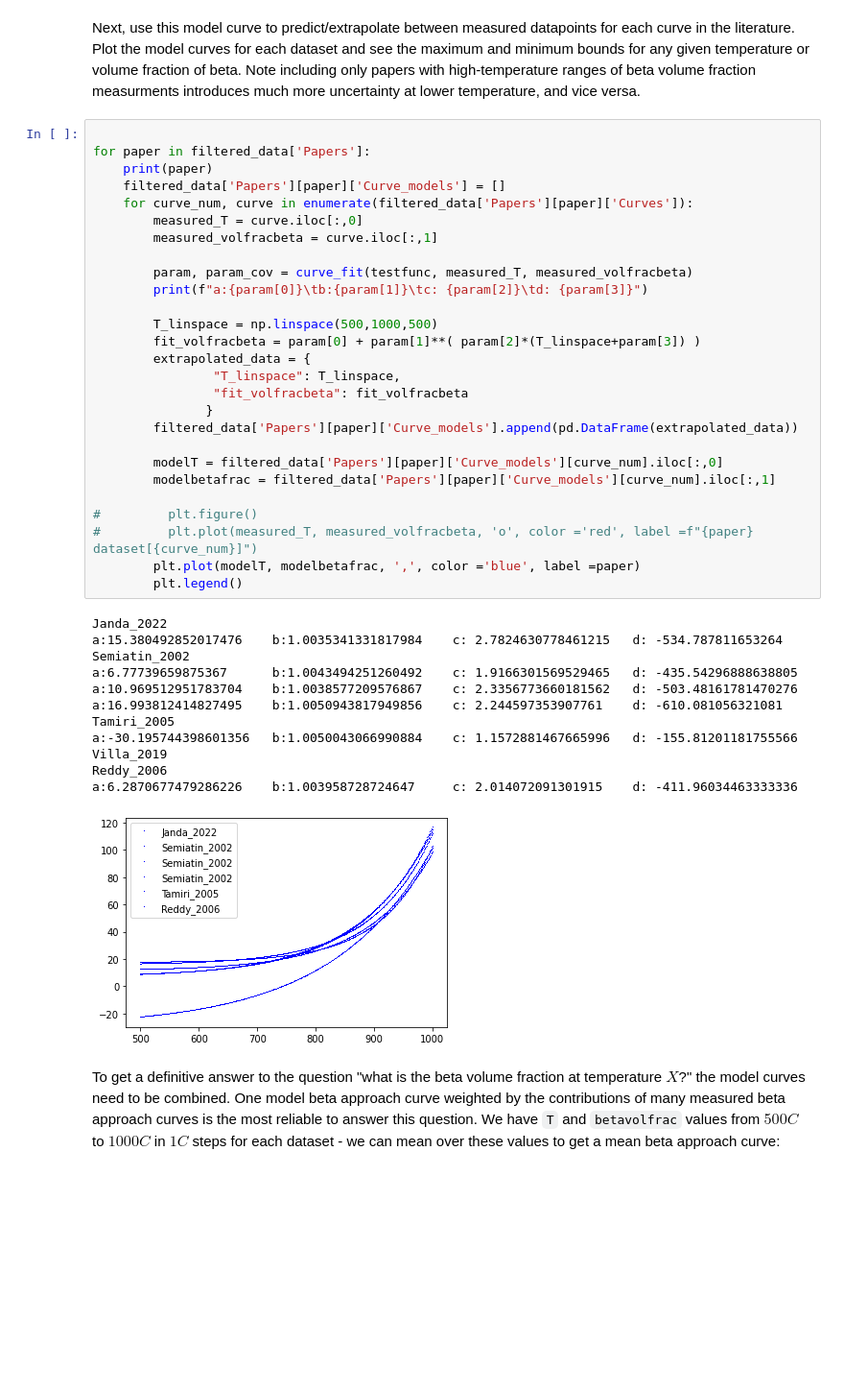
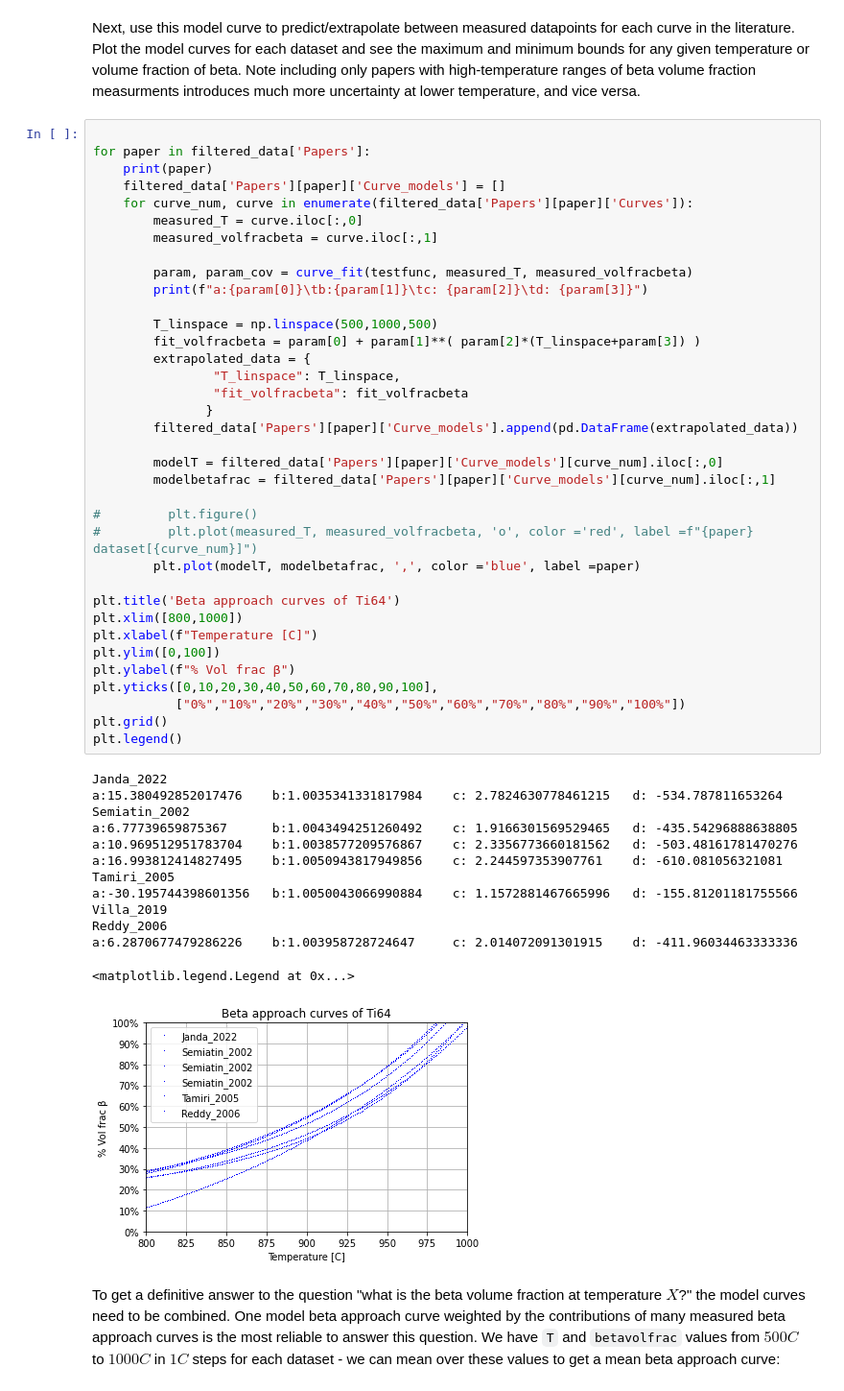
Before and after one commit to RoryAtBar/Ti64-statistical-modelling, a Jupyter notebook: Beta-approach_curve_plotter.ipynb, the cells around one changed output. Shown at 96% size. Drawn from its saved outputs; the diff is of its cells as text; blank space fills up the shorter version.

Commit message:
change plot range

```diff
--- a/Beta-approach_curve_plotter.ipynb
+++ b/Beta-approach_curve_plotter.ipynb
@@ -76,35 +76,45 @@ for paper in filtered_data['Papers']:
 
         param, param_cov = curve_fit(testfunc, measured_T, measured_volfracbeta)
         print(f"a:{param[0]}\tb:{param[1]}\tc: {param[2]}\td: {param[3]}")
 
         T_linspace = np.linspace(500,1000,500)
         fit_volfracbeta = param[0] + param[1]**( param[2]*(T_linspace+param[3]) )
         extrapolated_data = {
                 "T_linspace": T_linspace,
                 "fit_volfracbeta": fit_volfracbeta
                }
         filtered_data['Papers'][paper]['Curve_models'].append(pd.DataFrame(extrapolated_data))
 
         modelT = filtered_data['Papers'][paper]['Curve_models'][curve_num].iloc[:,0]
         modelbetafrac = filtered_data['Papers'][paper]['Curve_models'][curve_num].iloc[:,1]
 
 #         plt.figure()
 #         plt.plot(measured_T, measured_volfracbeta, 'o', color ='red', label =f"{paper} dataset[{curve_num}]")
         plt.plot(modelT, modelbetafrac, ',', color ='blue', label =paper)
-        plt.legend()
+
+plt.title('Beta approach curves of Ti64')
+plt.xlim([800,1000])
+plt.xlabel(f"Temperature [C]")
+plt.ylim([0,100])
+plt.ylabel(f"% Vol frac β")
+plt.yticks([0,10,20,30,40,50,60,70,80,90,100],
+           ["0%","10%","20%","30%","40%","50%","60%","70%","80%","90%","100%"])
+plt.grid()
+plt.legend()
 # %% [output]
 Janda_2022
 a:15.380492852017476    b:1.0035341331817984    c: 2.7824630778461215   d: -534.787811653264
 Semiatin_2002
 a:6.77739659875367      b:1.0043494251260492    c: 1.9166301569529465   d: -435.54296888638805
 a:10.969512951783704    b:1.0038577209576867    c: 2.3356773660181562   d: -503.48161781470276
 a:16.993812414827495    b:1.0050943817949856    c: 2.244597353907761    d: -610.081056321081
 Tamiri_2005
 a:-30.195744398601356   b:1.0050043066990884    c: 1.1572881467665996   d: -155.81201181755566
 Villa_2019
 Reddy_2006
 a:6.2870677479286226    b:1.003958728724647     c: 2.014072091301915    d: -411.96034463333336
+<matplotlib.legend.Legend at 0x...>
-[figure, old version]
+[figure, new version]
 # %% [markdown]
 To get a definitive answer to the question "what is the beta volume fraction at temperature $X$?" the model curves need to be combined.
 One model beta approach curve weighted by the contributions of many measured beta approach curves is the most reliable to answer this question.
```
